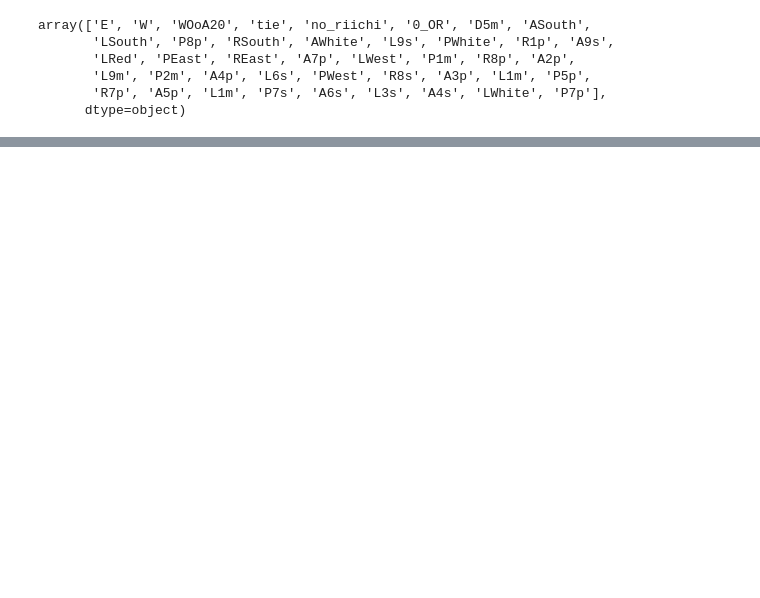
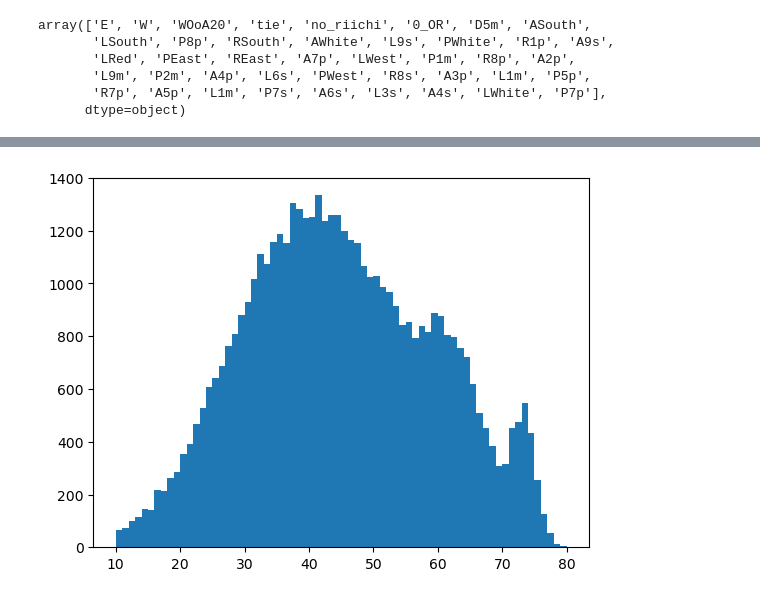
Before and after one commit to Efithor/riichi-dendrology, a Jupyter notebook: fuller_data_clean.ipynb, the cells around one changed output, grey strips where cells are left out. Drawn from its saved outputs; the diff is of its cells as text; code cells hidden in the pictures; blank space fills up the shorter version.

```diff
--- a/fuller_data_clean.ipynb
+++ b/fuller_data_clean.ipynb
@@ -248,0 +268,11 @@ array(['E', 'N', 'WOoA20', 'tie', 'no_riichi', '0_OR', 'D9m', 'R1p',
+# %%
+result_non = states[~mask]
+# %%
+non_chiitoi_lengths = result_non.groupby('round_id').size().reset_index(drop=True)
+# %%
+bins_needed = non_chiitoi_lengths.max() - non_chiitoi_lengths.min()
+# %%
+plt.hist(non_chiitoi_lengths, bins=bins_needed)
+plt.show()
+# %% [output]
+[figure, added]
```
Also changed, not shown: parts of 54 cells of this notebook, 1 other file.
